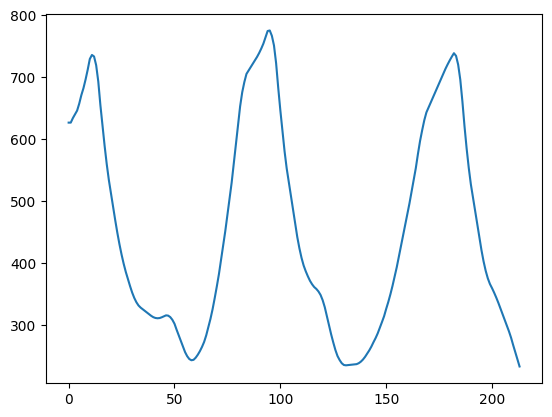
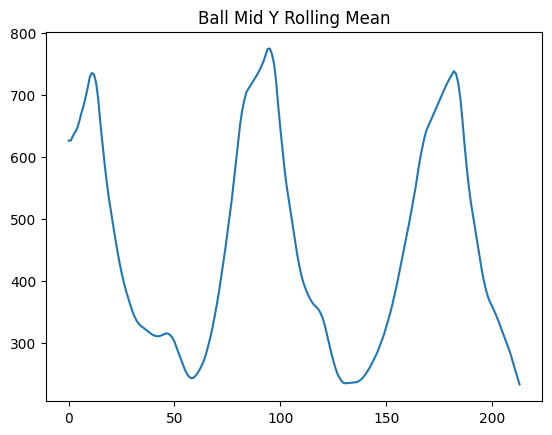
Unified diff of the notebook cell whose output changed from the first chart to the second:
--- before
+++ after
@@ -1,2 +1,4 @@
 # plot mid_y_rolling_mean
 plt.plot(df_ball_positions['mid_y_rolling_mean'])
+plt.title('Ball Mid Y Rolling Mean')
+plt.show()

Commit: Add comments and plot titles